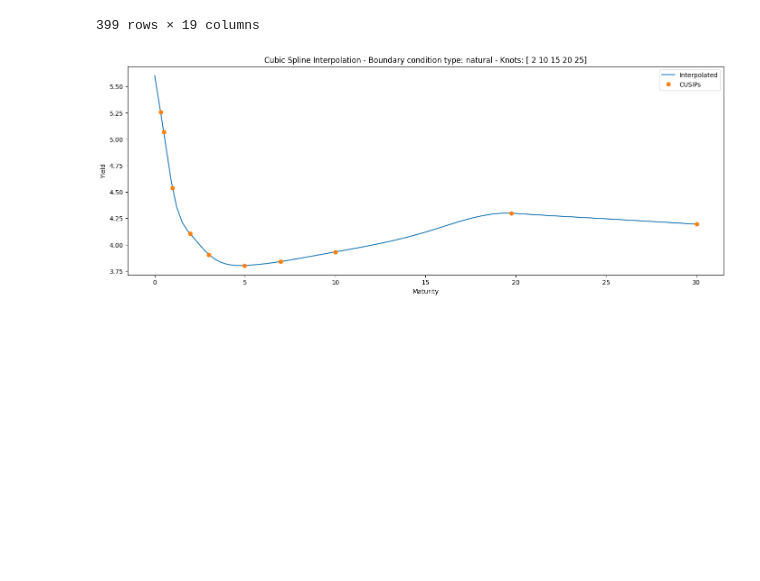
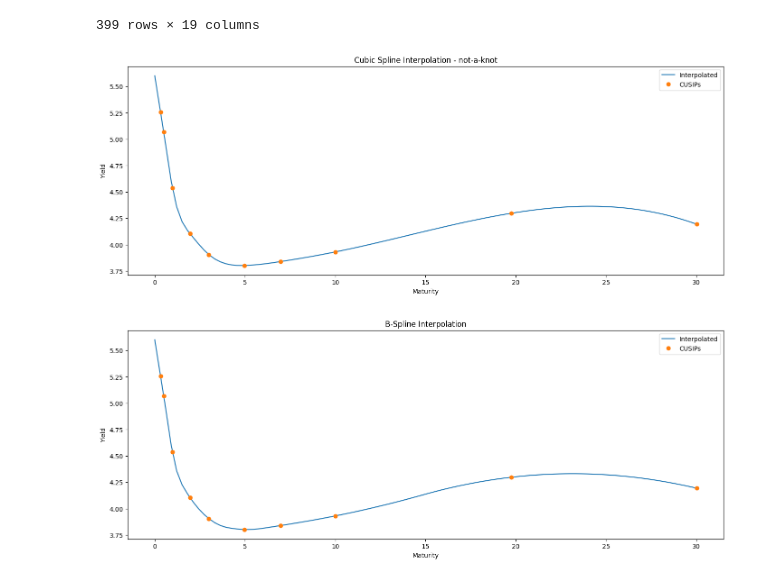
Before and after one commit to cleeclee123/Curvy-CUSIPs, a Jupyter notebook: server/temp.ipynb, the cells around one changed output. Saved outputs shown, nothing was run; the diff lists cells and outputs as text; code cells hidden in the pictures; blank space fills up the shorter version.

```diff
--- a/server/temp.ipynb
+++ b/server/temp.ipynb
@@ -241,21 +241,26 @@ df
 # %%
 interpolator = CurveInterpolator(
     curve_set_df=df[df["is_on_the_run"] == True],
     linspace_x_num=100,
     enable_extrapolate_left_fill=True,
     enable_extrapolate_right_fill=True,
     use_bid_side=True
 )
 
-# interpolator.set_cubic_spline_interpolation(bc_type="natural")
+# interpolator.set_cubic_spline_interpolation_bc_type(bc_type="natural")
+# interpolator.set_cubic_spline_interpolation_custom_knots(custom_knots=np.array([15, 17, 22]))
+# interpolator.set_cubic_spline_interpolation_nu(nu=0)
+interpolator.set_b_spline_k(2)
 interpolator.plotter(
     # linear=True,
     # log_linear=True,
-    # cubic=True,
+    cubic=True,
     # pchip=True,
     # akima=True,
+    b_spline=True,
     # run_parallel=True,
-    cubic_bc_types_n_knots=[("natural", np.array([2, 10, 15, 20, 25])),]
+    # cubic_bc_types_n_knots_n_nu=[("natural", np.array([]), 0)]
 )
 # %% [output]
-[figure, old version]
+[figure, new version]
+[figure, added]
```
Also changed, not shown: 3 other files.
